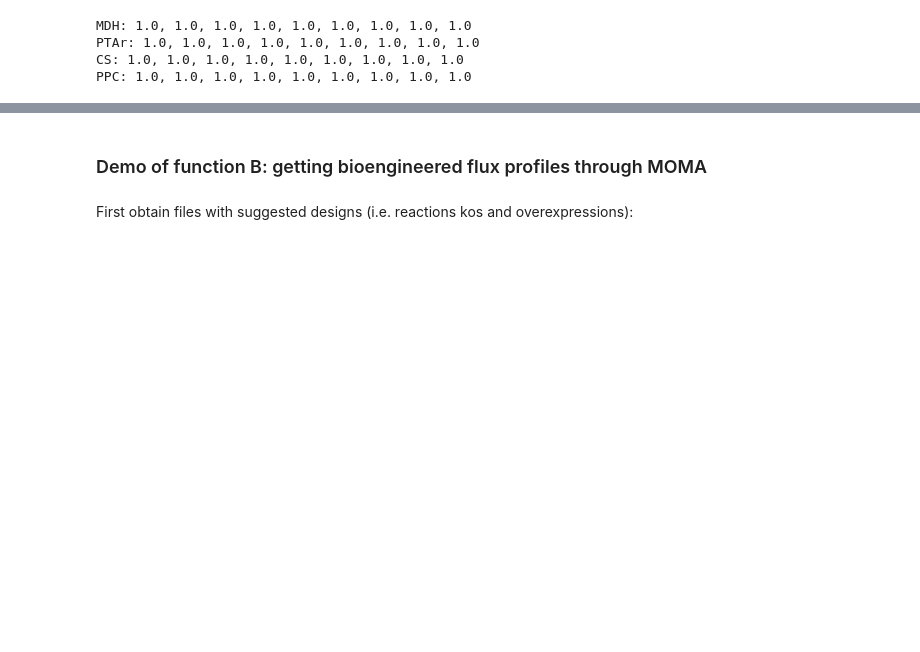
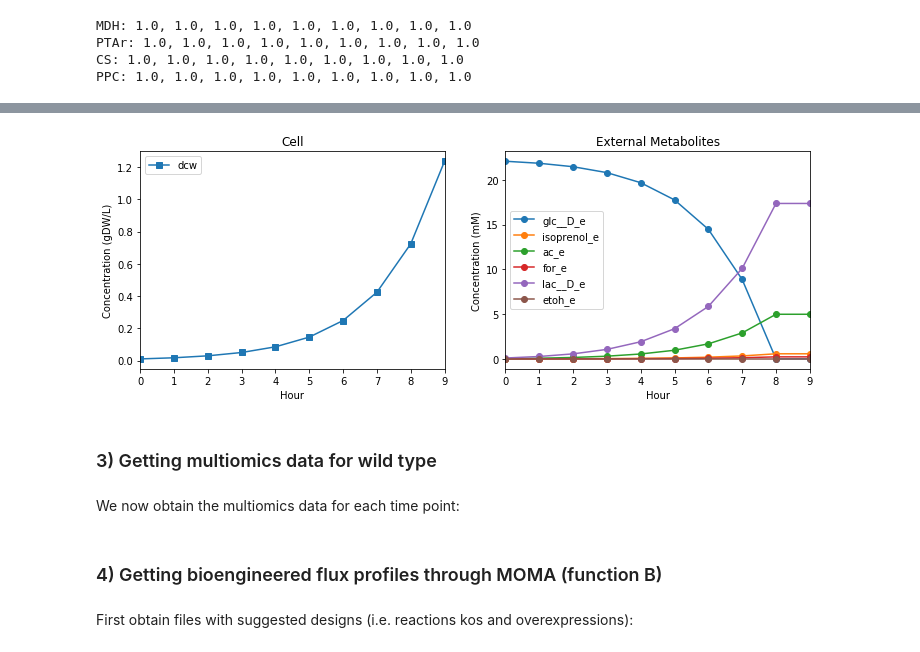
Before and after one commit to juanneilson/multiomicspaper, a Jupyter notebook: OMG_restructure_notebook.ipynb, the cells around one changed output, grey strips where cells are left out. Drawn from its saved outputs; the diff is of its cells as text; code cells hidden in the pictures; blank space fills up the shorter version.

Commit message:
Final version of  jupyter notebook, except function C

```diff
--- a/OMG_restructure_notebook.ipynb
+++ b/OMG_restructure_notebook.ipynb
@@ -501,0 +556,8 @@ PPC: 1.0, 1.0, 1.0, 1.0, 1.0, 1.0, 1.0, 1.0, 1.0
+# %%
+plot_DO_extmets(cellHI, EmetsHI[['glc__D_e','isoprenol_e','ac_e','for_e','lac__D_e','etoh_e']])
+# %% [output]
+[figure, added]
+# %% [markdown]
+### 3) Getting multiomics data for wild type
+# %% [markdown]
+We now obtain the multiomics data for each time point:
@@ -502,5 +567,5 @@ PPC: 1.0, 1.0, 1.0, 1.0, 1.0, 1.0, 1.0, 1.0, 1.0
 # %% [markdown]
-### Demo of function B: getting bioengineered flux profiles through MOMA
+### 4) Getting bioengineered flux profiles through MOMA (function B)
 # %% [markdown]
 First obtain files with suggested designs (i.e. reactions kos and overexpressions):
 # %%
```
Also changed, not shown: parts of 34 cells of this notebook, 1 other file.
